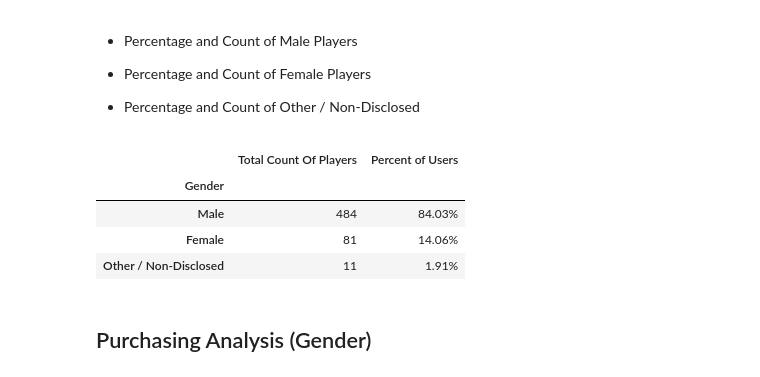
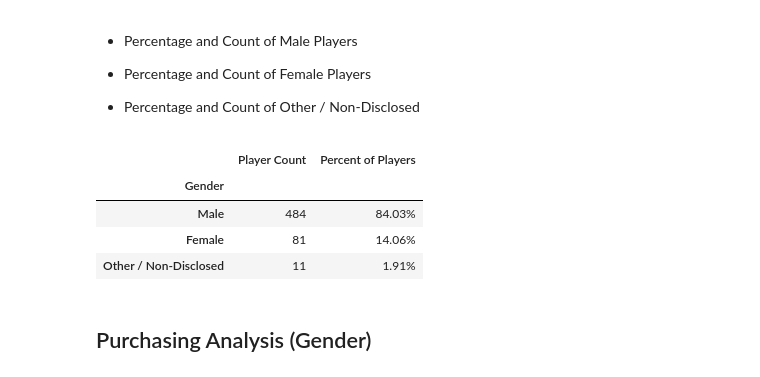
Before and after one commit to gabprado/pandas-challenge, a Jupyter notebook: HeroesOfPymoli/HerosOfPymoli.ipynb, the cells around one changed output. Cells and saved outputs as stored; diff of their text form; code cells hidden in the pictures.

```diff
--- a/HeroesOfPymoli/HerosOfPymoli.ipynb
+++ b/HeroesOfPymoli/HerosOfPymoli.ipynb
@@ -70,13 +71,15 @@ purchase_summary
 * Percentage and Count of Other / Non-Disclosed
 # %%
 gender_counts = pd.DataFrame(purchase_data.groupby("Gender")["SN"].nunique()) \
-    .rename(columns={"SN" : "Total Count Of Players"})
-gender_counts["Percent of Users"]=  \
-    ((gender_counts["Total Count Of Players"] / gender_counts["Total Count Of Players"].sum())*100) \
+    .rename(columns={"SN" : "Player Count"})
+#calculate percent of players by gender
+gender_counts["Percent of Players"]=  \
+    ((gender_counts["Player Count"] / gender_counts["Player Count"].sum())*100) \
+#append percent formatting to column
     .map("{0:.2f}%".format)
-gender_counts.sort_values(by=["Total Count Of Players"], ascending=False)
+gender_counts.sort_values(by=["Player Count"], ascending=False)
 # %% [output]
-|  | Total Count Of Players | Percent of Users |
+|  | Player Count | Percent of Players |
 | Gender |  |  |
 | Male | 484 | 84.03% |
 | Female | 81 | 14.06% |
```
Also changed, not shown: parts of 5 cells of this notebook.
